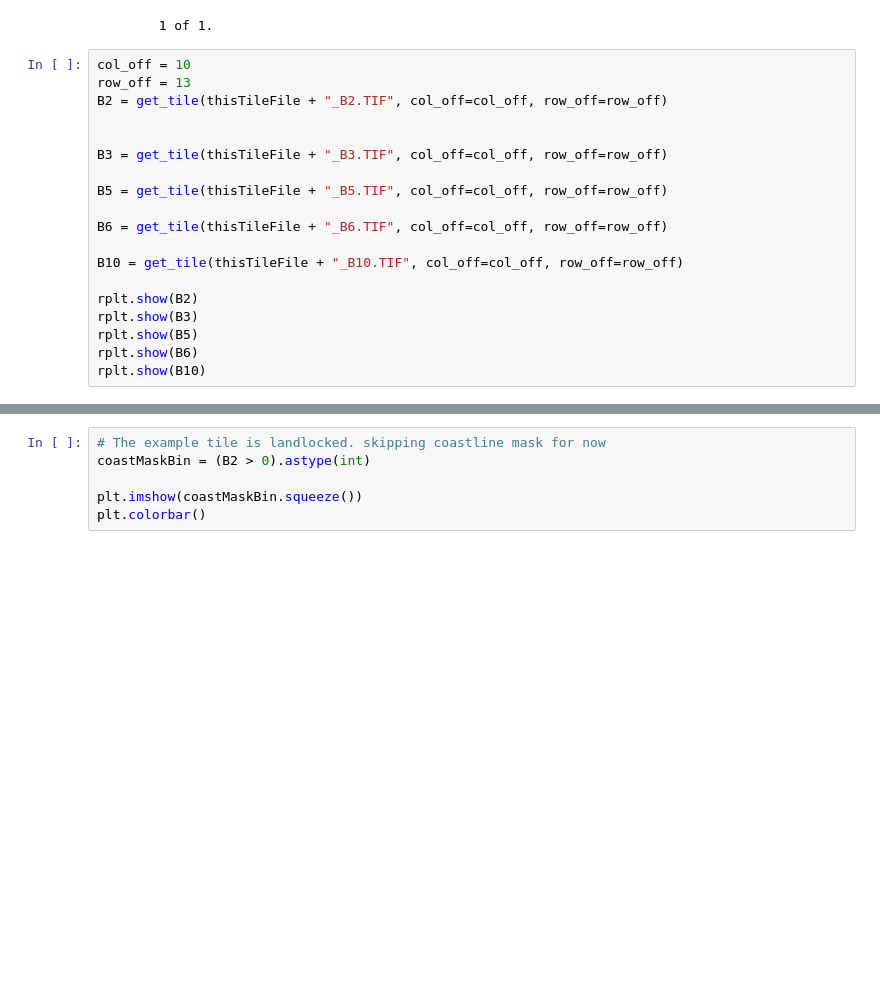
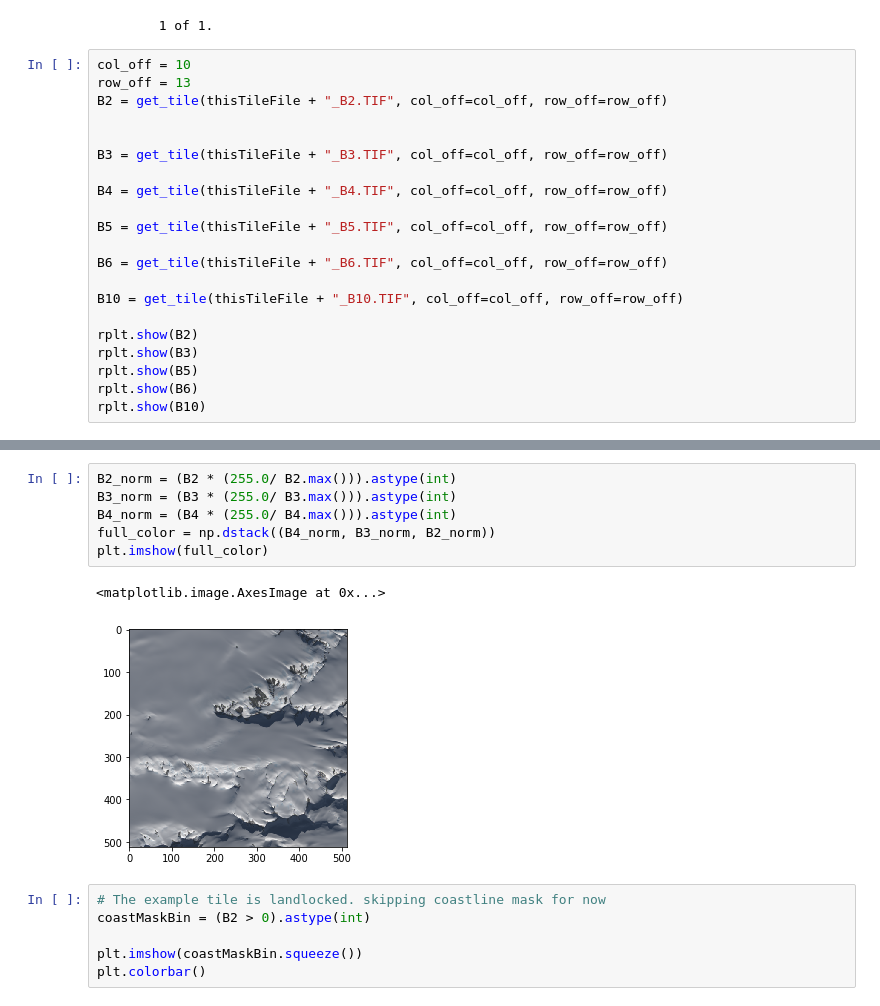
Before and after one commit to mblackgeo/AntarcticRockOutcrop, a Jupyter notebook: burton_johnson_model.ipynb, the cells around one changed output, grey strips where cells are left out. Drawn from its saved outputs; the diff is of its cells as text; blank space fills up the shorter version.

```diff
--- a/burton_johnson_model.ipynb
+++ b/burton_johnson_model.ipynb
@@ -98,6 +98,8 @@ B2 = get_tile(thisTileFile + "_B2.TIF", col_off=col_off, row_off=row_off)
 
 
 B3 = get_tile(thisTileFile + "_B3.TIF", col_off=col_off, row_off=row_off)
+
+B4 = get_tile(thisTileFile + "_B4.TIF", col_off=col_off, row_off=row_off)
 
 B5 = get_tile(thisTileFile + "_B5.TIF", col_off=col_off, row_off=row_off)
 
@@ -121,3 +122,12 @@ float64
+# %%
+B2_norm = (B2 * (255.0/ B2.max())).astype(int)
+B3_norm = (B3 * (255.0/ B3.max())).astype(int)
+B4_norm = (B4 * (255.0/ B4.max())).astype(int)
+full_color = np.dstack((B4_norm, B3_norm, B2_norm))
+plt.imshow(full_color)
+# %% [output]
+<matplotlib.image.AxesImage at 0x...>
+[figure, added]
 # %%
 # The example tile is landlocked. skipping coastline mask for now
 coastMaskBin = (B2 > 0).astype(int)
```
Also changed, not shown: parts of 7 cells of this notebook.
